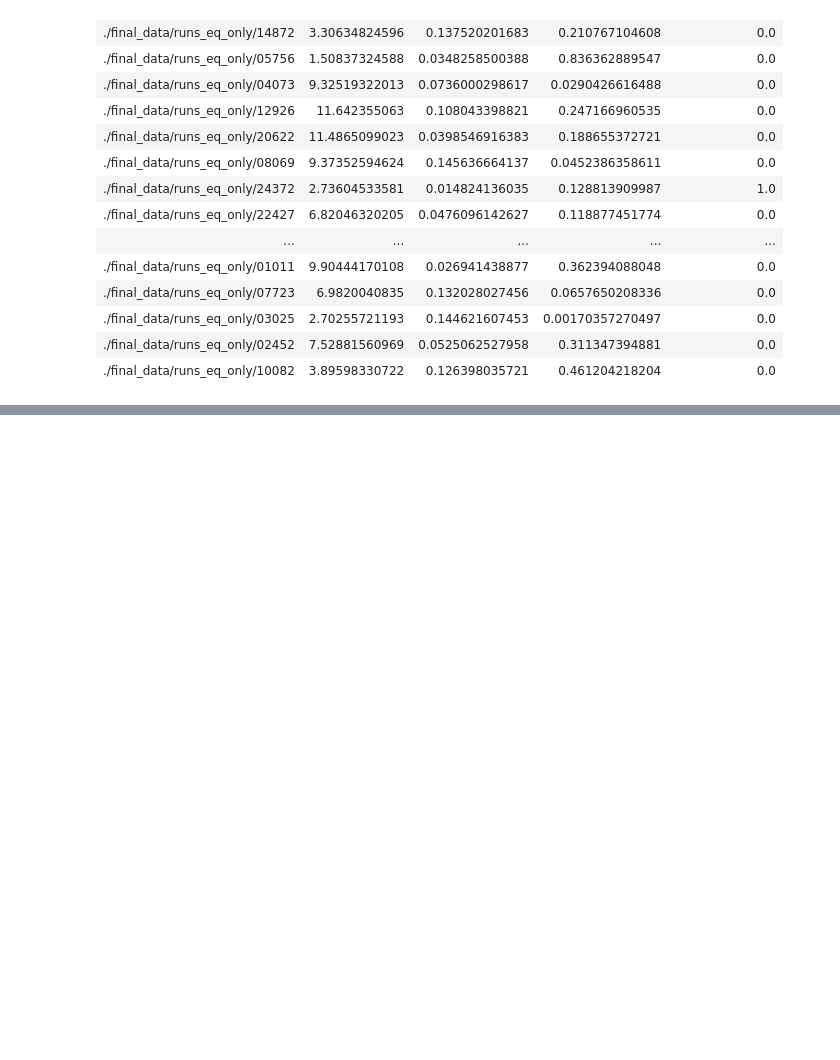
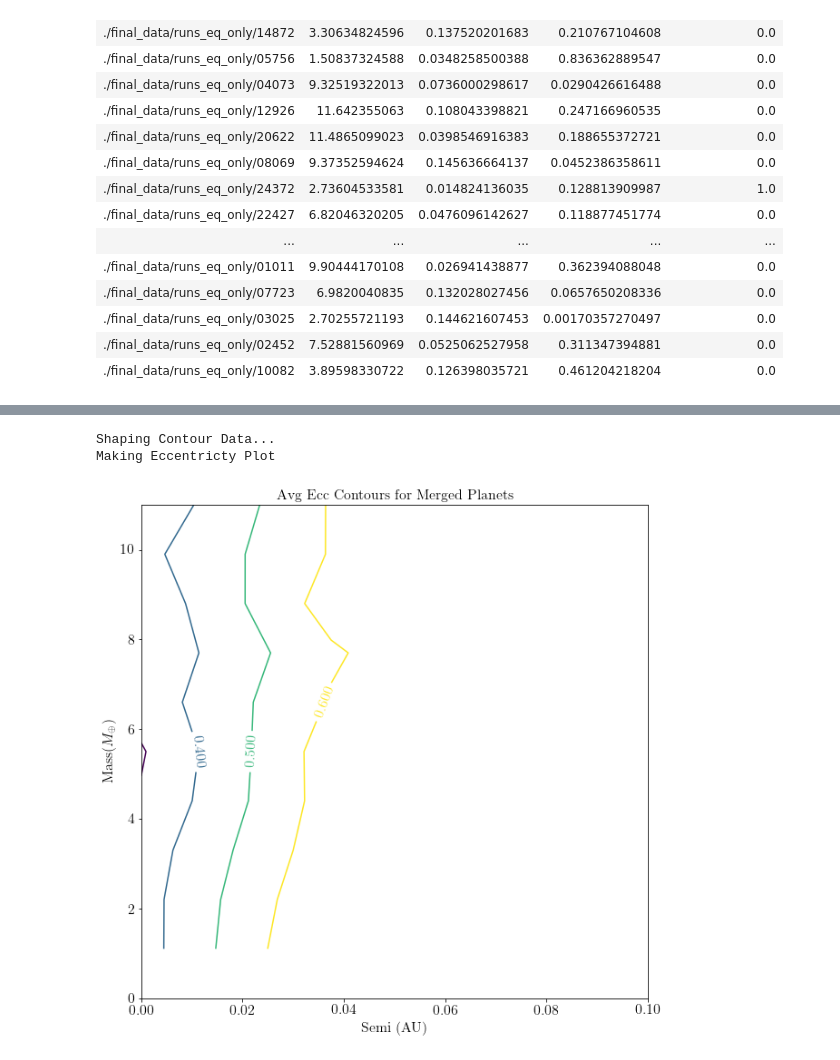
Before and after one commit to dm1681/MergingPerts, a Jupyter notebook: fig_gen.ipynb, the cells around one changed output, grey strips where cells are left out. Drawn from its saved outputs; the diff is of its cells as text; code cells hidden in the pictures; blank space fills up the shorter version.

```diff
--- a/fig_gen.ipynb
+++ b/fig_gen.ipynb
@@ -753,13 +842,19 @@ fig.savefig('./figs/strength_hist.png', bbox_inches='tight', dpi=300)
 # %%
 # now lets analyze the eqtide+atmesc cases
 merged_data_eqmesc = final_data_eqmesc[np.where(final_data_eqmesc['bMerge_eqmesc'] == 1)]
 
 x_data = merged_data_eqmesc['semi_b_0']
 y_data = merged_data_eqmesc['mass_b_0']
 z_data = merged_data_eqmesc['ecc_b_0']
 
-make_contour(x_data, y_data, z_data, y_binwidth=1, ylim = (0,12),
+
+
+make_contour(x_data, y_data, z_data, y_binwidth=1, ylim = (0,12), levels=levels,
              x_binwidth=0.025, xlim=(0,0.1), names='eqmesc_merged');
+# %% [output]
+Shaping Contour Data...
+Making Eccentricty Plot
+[figure, added]
 # %%
 merged_data_eqorbmesc = final_data_eqorbmesc[np.where(final_data_eqorbmesc['bMerge_eqorbmesc'] == 1)]
 
```
Also changed, not shown: parts of 18 cells of this notebook.
